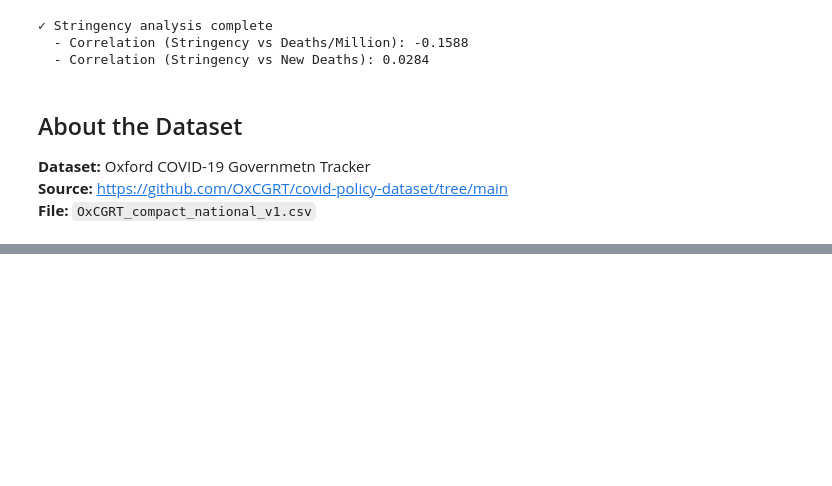
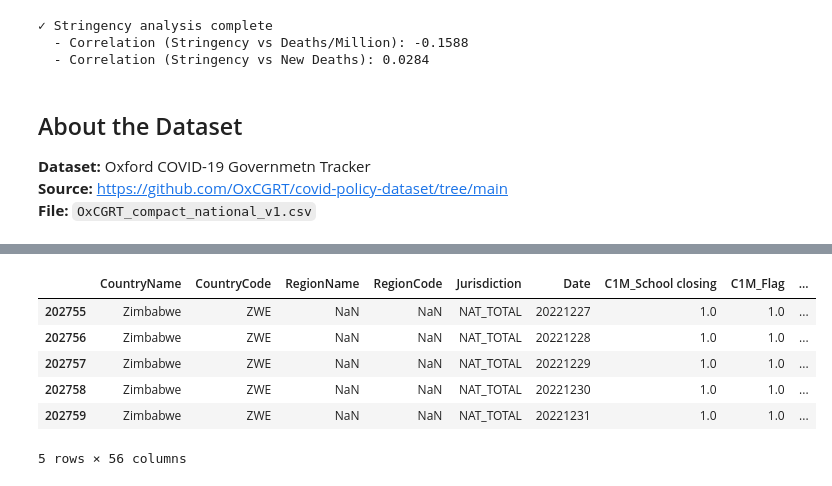
Before and after one commit to RithikaCheela/Data-Visualizations-Project, a Jupyter notebook: covidData_wrang.ipynb, the cells around one changed output, grey strips where cells are left out. Saved outputs shown, nothing was run; the diff lists cells and outputs as text; code cells hidden in the pictures; blank space fills up the shorter version.

```diff
--- a/covidData_wrang.ipynb
+++ b/covidData_wrang.ipynb
@@ -537,0 +547,10 @@ OxCGRT = pd.read_csv
+# %%
+OxCGRT.tail()
+# %% [output]
+|  | CountryName | CountryCode | RegionName | RegionCode | Jurisdiction | Date | C1M_School closing | C1M_Flag | ... |
+| 202755 | Zimbabwe | ZWE | NaN | NaN | NAT_TOTAL | 20221227 | 1.0 | 1.0 | ... |
+| 202756 | Zimbabwe | ZWE | NaN | NaN | NAT_TOTAL | 20221228 | 1.0 | 1.0 | ... |
+| 202757 | Zimbabwe | ZWE | NaN | NaN | NAT_TOTAL | 20221229 | 1.0 | 1.0 | ... |
+| 202758 | Zimbabwe | ZWE | NaN | NaN | NAT_TOTAL | 20221230 | 1.0 | 1.0 | ... |
+| 202759 | Zimbabwe | ZWE | NaN | NaN | NAT_TOTAL | 20221231 | 1.0 | 1.0 | ... |
+5 rows × 56 columns
```
Also changed, not shown: parts of 9 cells of this notebook.
